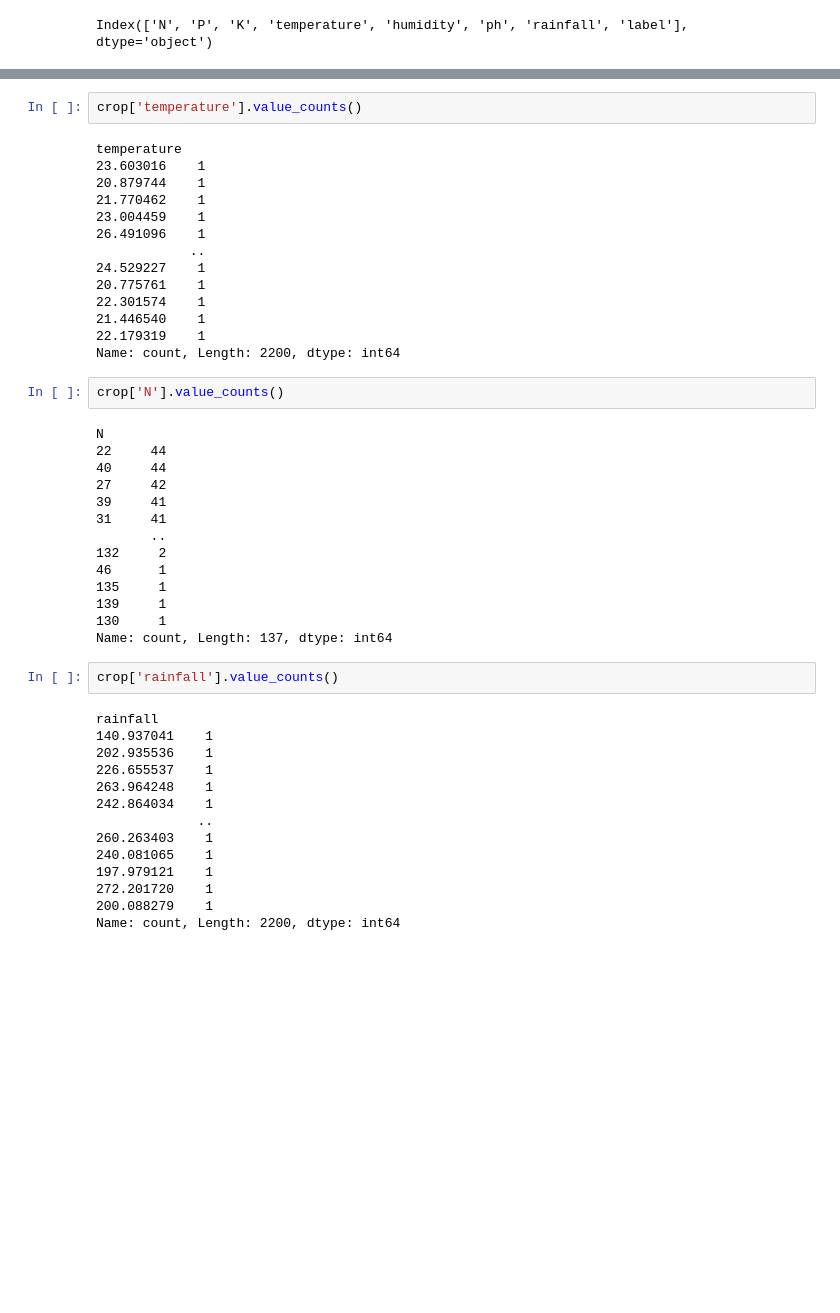
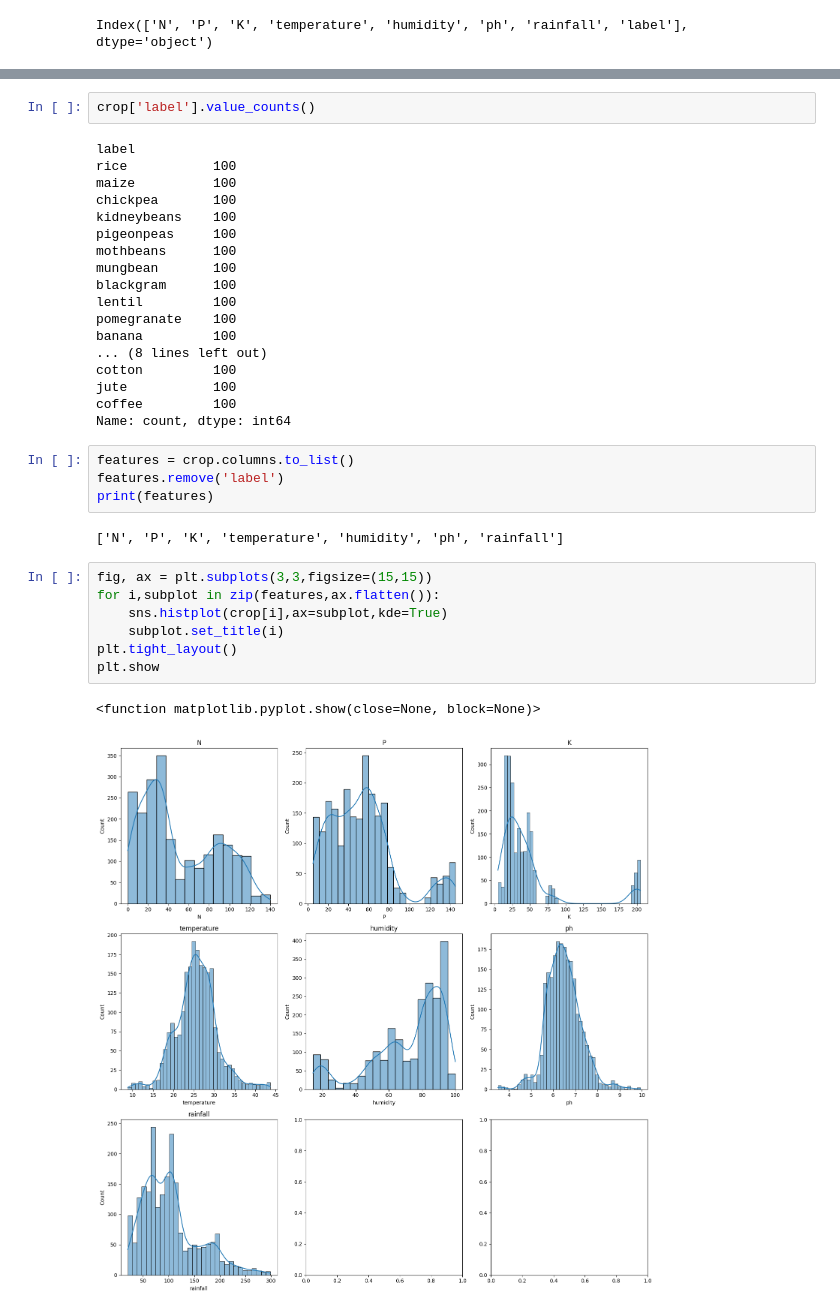
Before and after one commit to Archi132403/Week-1, a Jupyter notebook: crop.ipynb, the cells around one changed output, grey strips where cells are left out. Cells and saved outputs as stored; diff of their text form; blank space fills up the shorter version.

```diff
--- a/crop.ipynb
+++ b/crop.ipynb
@@ -134,48 +115,36 @@ Name: count, dtype: int64
 # %%
-crop['temperature'].value_counts()
+crop['label'].value_counts()
 # %% [output]
-temperature
-23.603016    1
-20.879744    1
-21.770462    1
-23.004459    1
-26.491096    1
-            ..
-24.529227    1
-20.775761    1
-22.301574    1
-21.446540    1
-22.179319    1
-Name: count, Length: 2200, dtype: int64
+label
+rice           100
+maize          100
+chickpea       100
+kidneybeans    100
+pigeonpeas     100
+mothbeans      100
+mungbean       100
+blackgram      100
+lentil         100
+pomegranate    100
+banana         100
+... (8 lines left out)
+cotton         100
+jute           100
+coffee         100
+Name: count, dtype: int64
-# %%
-crop['N'].value_counts()
-# %% [output]
-N
-22     44
-40     44
-27     42
-39     41
-31     41
-       ..
-132     2
-46      1
-135     1
-139     1
-130     1
-Name: count, Length: 137, dtype: int64
-# %%
-crop['rainfall'].value_counts()
-# %% [output]
-rainfall
-140.937041    1
-202.935536    1
-226.655537    1
-263.964248    1
-242.864034    1
-             ..
-260.263403    1
-240.081065    1
-197.979121    1
-272.201720    1
-200.088279    1
-Name: count, Length: 2200, dtype: int64
+# %%
+features = crop.columns.to_list()
+features.remove('label')
+print(features)
+# %% [output]
+['N', 'P', 'K', 'temperature', 'humidity', 'ph', 'rainfall']
+# %%
+fig, ax = plt.subplots(3,3,figsize=(15,15))
+for i,subplot in zip(features,ax.flatten()):
+    sns.histplot(crop[i],ax=subplot,kde=True)
+    subplot.set_title(i)
+plt.tight_layout()
+plt.show
+# %% [output]
+<function matplotlib.pyplot.show(close=None, block=None)>
+[figure, added]
```
Also changed, not shown: parts of 22 cells of this notebook.
